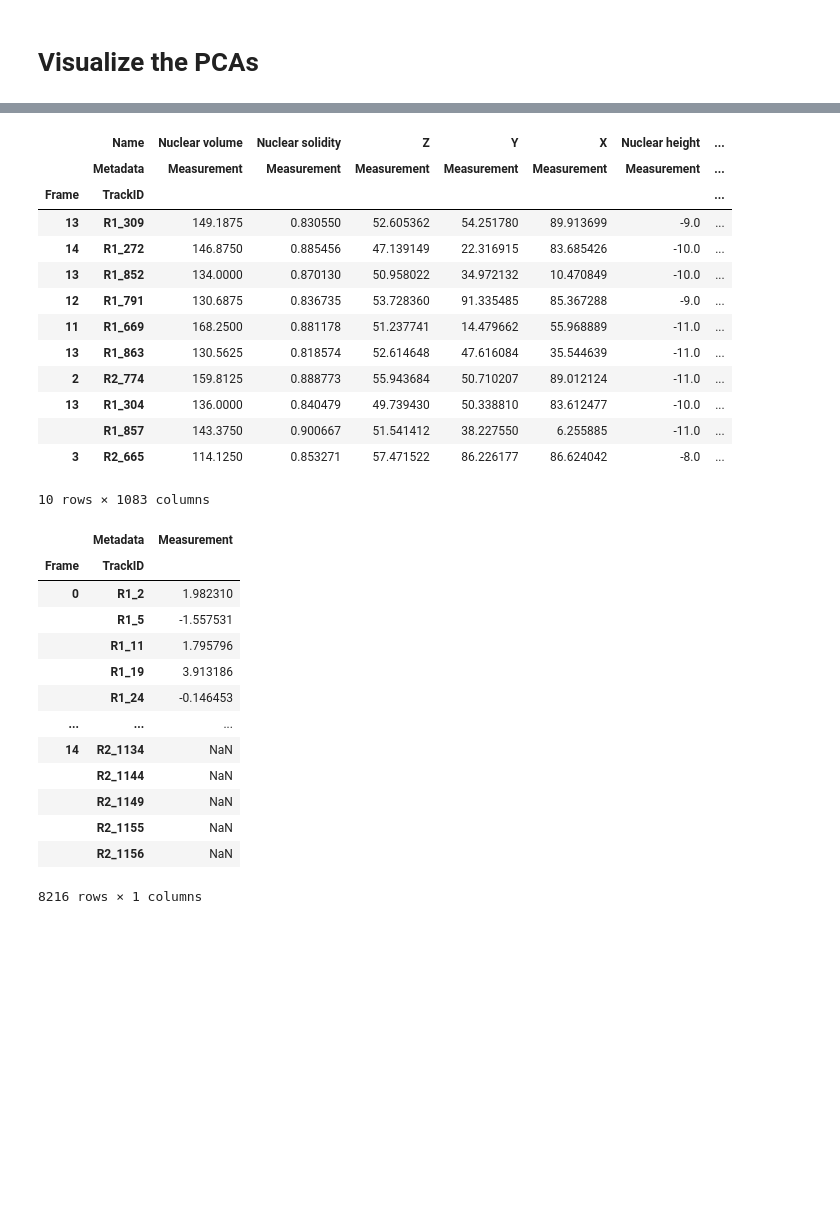
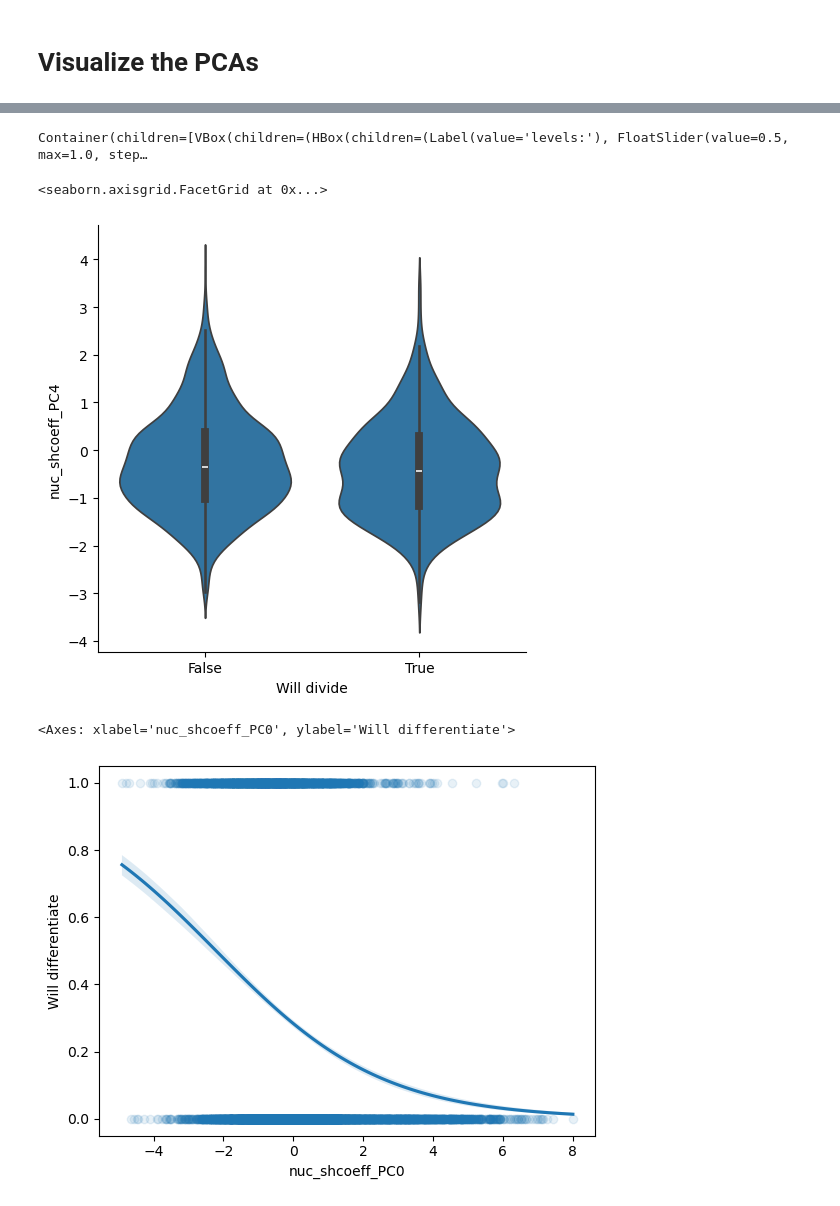
Before and after one commit to xies/mouse_skin_size_control, a Jupyter notebook: 2025_lineage_analysis/prediction_model_notebooks/visualize_PCAs.ipynb, the cells around one changed output, grey strips where cells are left out. Cells and saved outputs as stored; diff of their text form; code cells hidden in the pictures; blank space fills up the shorter version.

Commit message:
PCA visualize

```diff
--- a/2025_lineage_analysis/prediction_model_notebooks/visualize_PCAs.ipynb
+++ b/2025_lineage_analysis/prediction_model_notebooks/visualize_PCAs.ipynb
@@ -5,12 +5,15 @@ import pandas as pd
 import matplotlib.pylab as plt
 import seaborn as sb
 
+plt.rcParams['pdf.fonttype'] = 42
+
 # General utils
 from tqdm import tqdm
 from os import path
 
 from aicsshparam import shtools
 import pyvista as pv
+import ipyvolume as ipv
 
 def reconstruct_mesh(coeffs,lmax=5):
     coeffs = coeffs.to_dict()
@@ -29,9 +32,11 @@ def reconstruct_mesh(coeffs,lmax=5):
     return mesh
 # %%
 dataset_dir = '/Users/xies/Library/CloudStorage/OneDrive-Stanford/Skin/Mesa et al/Lineage models/Dataset pickles'
-figure_dir = '/Users/xies/Library/CloudStorage/OneDrive-Stanford/Skin/Mesa et al/Lineage models/Random_forest_birth'
+figure_dir = '/Users/xies/Library/CloudStorage/OneDrive-Stanford/Skin/Mesa et al/Lineage models/Morphology differences'
 all_df = pd.read_pickle(path.join(dataset_dir,f'all_df.pkl'))
 basals = pd.read_pickle(path.join(dataset_dir,f'basals.pkl'))
+divisions = pd.read_pickle(path.join(dataset_dir,f'divisions.pkl'))
+births = pd.read_pickle(path.join(dataset_dir,f'births.pkl'))
 
 # Load the raw coeffs
 dirnames = {'R1':'/Users/xies/OneDrive - Stanford/Skin/Mesa et al/W-R1/',
@@ -54,6 +59,16 @@ for name,region in regions.items():
     coefs_raw.append(pd.merge(_cyto,_nuc, how='outer',left_on = ['Frame','TrackID'],right_on=['Frame','TrackID']))
 
 coefs_raw = pd.concat(coefs_raw).set_index(['Frame','TrackID'],drop=True)
+
+
+# Load images
+from skimage import io
+dirnames = {'R1':'/Users/xies/OneDrive - Stanford/Skin/Mesa et al/W-R1/',
+           'R2':'/Users/xies/OneDrive - Stanford/Skin/Mesa et al/W-R2/'}
+
+tracked_cyto_by_region = {name: io.imread(path.join(dirname,'Mastodon/tracked_cyto.tif')) for name,dirname in dirnames.items()}
+tracked_nuc_by_region = {name: io.imread(path.join(dirname,'Mastodon/tracked_nuc.tif')) for name,dirname in dirnames.items()}
+adjdict_by_region = {name: [np.load(path.join(dirname,f'Mastodon/basal_connectivity_3d/adjacenct_trackIDs_t{t}.npy'),allow_pickle=True).item() for t in range(15)] for name,dirname in dirnames.items()}
 # %% [output]
 A value is trying to be set on a copy of a slice from a DataFrame.
 Try using .loc[row_indexer,col_indexer] = value instead
@@ -125,34 +174,29 @@ Widget(value='<iframe src="http://localhost:60299/index.html?ui=P_0x30e107620_18
 # %%
-basals.loc[get_sorted_cell_indexes(basals,'nuc_shcoeff_PC0')[0:10]]
+from measurements import extract_nuc_and_cell_and_microenvironment_mask_from_idx
+
+cell2view = basals.loc[get_sorted_cell_indexes(basals,'nuc_shcoeff_PC5')].droplevel(axis=1,level=1).iloc[-1]
+
+(nuc,cyto,micro) = extract_nuc_and_cell_and_microenvironment_mask_from_idx(cell2view.name,
+                                                                           adjdict_by_region,
+                                                                           tracked_nuc_by_region,
+                                                                           tracked_cyto_by_region)
+ipv.quickvolshow(9*nuc + cyto, level=[.5,6], opacity=0.03, level_width=0.09, data_min=0, data_max=10)
 # %% [output]
-|  | Name | Nuclear volume | Nuclear solidity | Z | Y | X | Nuclear height | ... |
-|  | Metadata | Measurement | Measurement | Measurement | Measurement | Measurement | Measurement | ... |
-| Frame | TrackID |  |  |  |  |  |  | ... |
-| 13 | R1_309 | 149.1875 | 0.830550 | 52.605362 | 54.251780 | 89.913699 | -9.0 | ... |
-| 14 | R1_272 | 146.8750 | 0.885456 | 47.139149 | 22.316915 | 83.685426 | -10.0 | ... |
-| 13 | R1_852 | 134.0000 | 0.870130 | 50.958022 | 34.972132 | 10.470849 | -10.0 | ... |
-| 12 | R1_791 | 130.6875 | 0.836735 | 53.728360 | 91.335485 | 85.367288 | -9.0 | ... |
-| 11 | R1_669 | 168.2500 | 0.881178 | 51.237741 | 14.479662 | 55.968889 | -11.0 | ... |
-| 13 | R1_863 | 130.5625 | 0.818574 | 52.614648 | 47.616084 | 35.544639 | -11.0 | ... |
-| 2 | R2_774 | 159.8125 | 0.888773 | 55.943684 | 50.710207 | 89.012124 | -11.0 | ... |
-| 13 | R1_304 | 136.0000 | 0.840479 | 49.739430 | 50.338810 | 83.612477 | -10.0 | ... |
-|  | R1_857 | 143.3750 | 0.900667 | 51.541412 | 38.227550 | 6.255885 | -11.0 | ... |
-| 3 | R2_665 | 114.1250 | 0.853271 | 57.471522 | 86.226177 | 86.624042 | -8.0 | ... |
-10 rows × 1083 columns
+Container(children=[VBox(children=(HBox(children=(Label(value='levels:'), FloatSlider(value=0.5, max=1.0, step…
 # %%
-basals
+# sb.catplot(divisions.droplevel(axis=1,level=1),x='Num daughter differentiated',y='nuc_shcoeff_PC6')
+# sb.catplot(divisions.droplevel(axis=1,level=1),x='Cell cycle phase',y='nuc_shcoeff_PC0',kind='violin')
+# sb.regplot(basals.droplevel(axis=1,level=1),x='Age',y='nuc_shcoeff_PC8')
+sb.catplot(births.droplevel(axis=1,level=1),x='Will divide',y='nuc_shcoeff_PC4',kind='violin')
 # %% [output]
-|  | Metadata | Measurement |
-| Frame | TrackID |  |
-| 0 | R1_2 | 1.982310 |
-|  | R1_5 | -1.557531 |
-|  | R1_11 | 1.795796 |
-|  | R1_19 | 3.913186 |
-|  | R1_24 | -0.146453 |
-| ... | ... | ... |
-| 14 | R2_1134 | NaN |
-|  | R2_1144 | NaN |
-|  | R2_1149 | NaN |
-|  | R2_1155 | NaN |
-|  | R2_1156 | NaN |
-8216 rows × 1 columns
+<seaborn.axisgrid.FacetGrid at 0x...>
+[figure, added]
+# %%
+plt.close('all')
+plt.figure()
+sb.regplot(basals.droplevel(axis=1,level=1),
+          x='nuc_shcoeff_PC0',y='Will differentiate',logistic=True,
+         scatter_kws={'alpha':0.1})
+# %% [output]
+<Axes: xlabel='nuc_shcoeff_PC0', ylabel='Will differentiate'>
+[figure, added]
```
Also changed, not shown: parts of 17 cells of this notebook, 5 other files.
